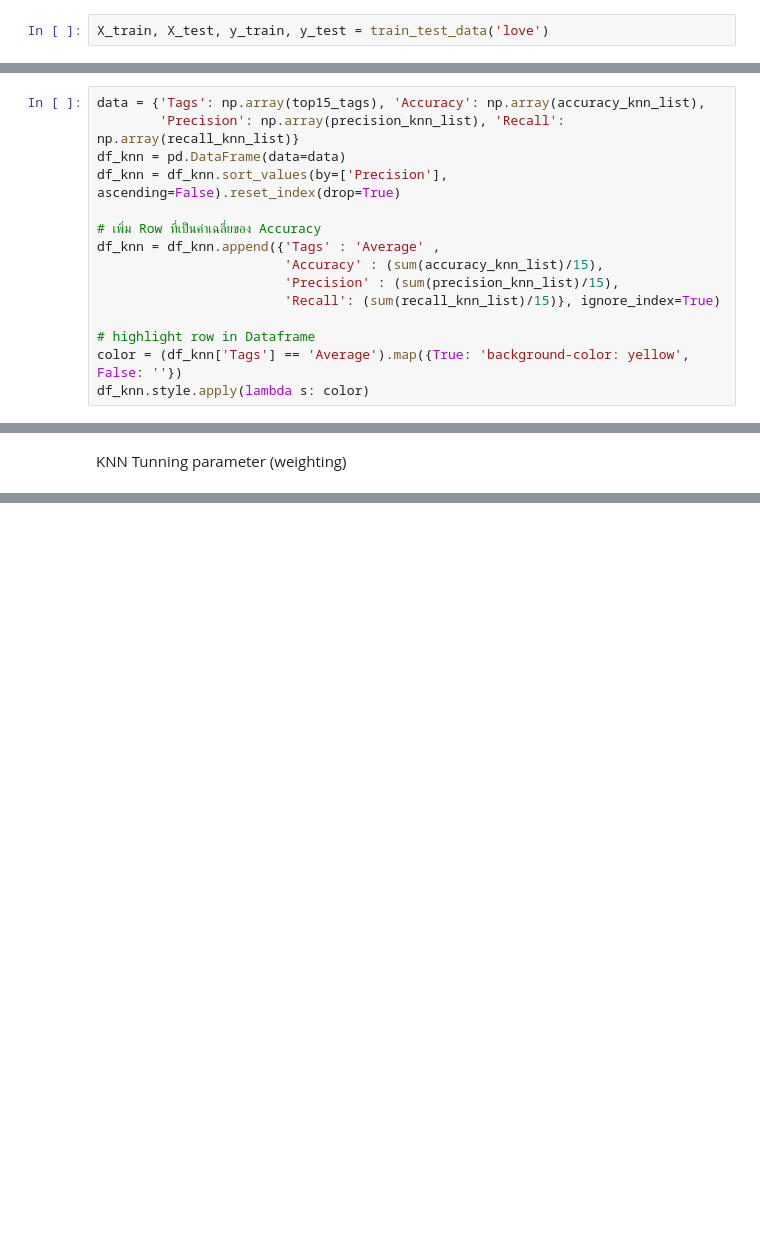
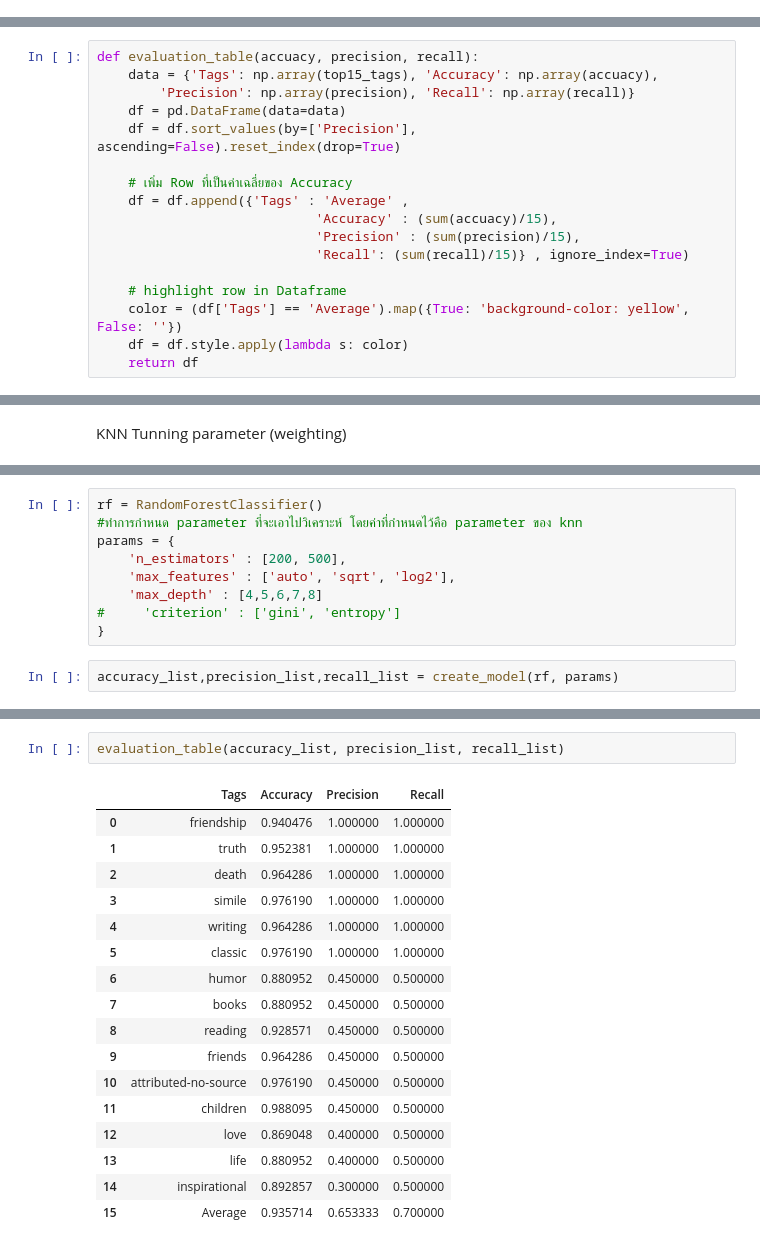
Before and after one commit to kittipon-shine/News_Quote_NLP, a Jupyter notebook: Quote/quote.ipynb, the cells around one changed output, grey strips where cells are left out. Cells and saved outputs as stored; diff of their text form; blank space fills up the shorter version.

```diff
--- a/Quote/quote.ipynb
+++ b/Quote/quote.ipynb
@@ -651,5 +651,3 @@ def train_test_data(tags_name):
     y = df_all[tags_name]
     X_train, X_test, y_train, y_test = train_test_split(x, y, random_state=42, test_size=0.1) #, shuffle=True
     return X_train, X_test, y_train, y_test
-# %%
-X_train, X_test, y_train, y_test = train_test_data('love')
@@ -772,15 +791,17 @@ recall_knn_list
 # %%
-data = {'Tags': np.array(top15_tags), 'Accuracy': np.array(accuracy_knn_list),
-        'Precision': np.array(precision_knn_list), 'Recall': np.array(recall_knn_list)}
-df_knn = pd.DataFrame(data=data)
-df_knn = df_knn.sort_values(by=['Precision'], ascending=False).reset_index(drop=True)
+def evaluation_table(accuacy, precision, recall):
+    data = {'Tags': np.array(top15_tags), 'Accuracy': np.array(accuacy),
+        'Precision': np.array(precision), 'Recall': np.array(recall)}
+    df = pd.DataFrame(data=data)
+    df = df.sort_values(by=['Precision'], ascending=False).reset_index(drop=True)
 
-# เพิ่ม Row ที่เป็นค่าเฉลี่ยของ Accuracy
-df_knn = df_knn.append({'Tags' : 'Average' ,
-                        'Accuracy' : (sum(accuracy_knn_list)/15),
-                        'Precision' : (sum(precision_knn_list)/15),
-                        'Recall': (sum(recall_knn_list)/15)}, ignore_index=True)
+    # เพิ่ม Row ที่เป็นค่าเฉลี่ยของ Accuracy
+    df = df.append({'Tags' : 'Average' ,
+                            'Accuracy' : (sum(accuacy)/15),
+                            'Precision' : (sum(precision)/15),
+                            'Recall': (sum(recall)/15)} , ignore_index=True)
 
-# highlight row in Dataframe
-color = (df_knn['Tags'] == 'Average').map({True: 'background-color: yellow', False: ''})
-df_knn.style.apply(lambda s: color)
+    # highlight row in Dataframe
+    color = (df['Tags'] == 'Average').map({True: 'background-color: yellow', False: ''})
+    df = df.style.apply(lambda s: color)
+    return df
@@ -929,0 +1006,11 @@ df_knn.style.apply(lambda s: color)
+# %%
+rf = RandomForestClassifier()
+#ทำการกำหนด parameter ที่จะเอาไปวิเคราะห์ โดยค่าที่กำหนดไว้คือ parameter ของ knn
+params = {
+    'n_estimators' : [200, 500],
+    'max_features' : ['auto', 'sqrt', 'log2'],
+    'max_depth' : [4,5,6,7,8]
+#     'criterion' : ['gini', 'entropy']
+}
+# %%
+accuracy_list,precision_list,recall_list = create_model(rf, params)
@@ -929,0 +1082,20 @@ df_knn.style.apply(lambda s: color)
+# %%
+evaluation_table(accuracy_list, precision_list, recall_list)
+# %% [output]
+|  | Tags | Accuracy | Precision | Recall |
+| 0 | friendship | 0.940476 | 1.000000 | 1.000000 |
+| 1 | truth | 0.952381 | 1.000000 | 1.000000 |
+| 2 | death | 0.964286 | 1.000000 | 1.000000 |
+| 3 | simile | 0.976190 | 1.000000 | 1.000000 |
+| 4 | writing | 0.964286 | 1.000000 | 1.000000 |
+| 5 | classic | 0.976190 | 1.000000 | 1.000000 |
+| 6 | humor | 0.880952 | 0.450000 | 0.500000 |
+| 7 | books | 0.880952 | 0.450000 | 0.500000 |
+| 8 | reading | 0.928571 | 0.450000 | 0.500000 |
+| 9 | friends | 0.964286 | 0.450000 | 0.500000 |
+| 10 | attributed-no-source | 0.976190 | 0.450000 | 0.500000 |
+| 11 | children | 0.988095 | 0.450000 | 0.500000 |
+| 12 | love | 0.869048 | 0.400000 | 0.500000 |
+| 13 | life | 0.880952 | 0.400000 | 0.500000 |
+| 14 | inspirational | 0.892857 | 0.300000 | 0.500000 |
+| 15 | Average | 0.935714 | 0.653333 | 0.700000 |
```
Also changed, not shown: parts of 37 cells of this notebook.
